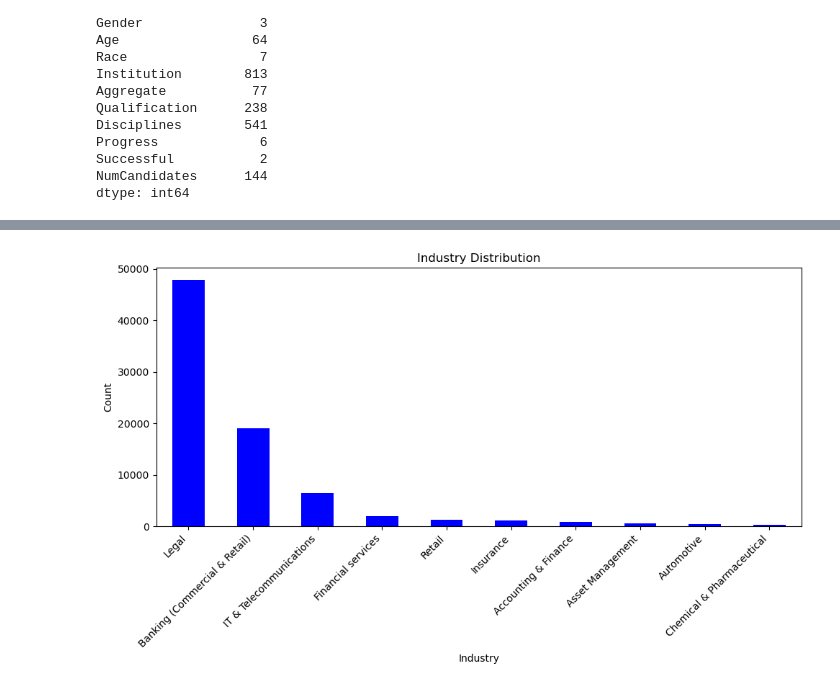
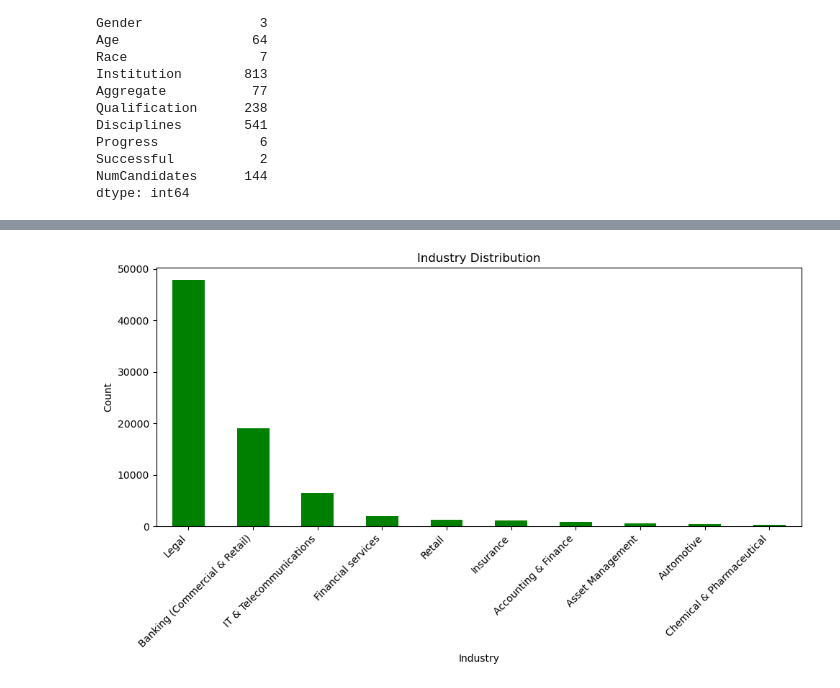
Before and after one commit to siphesihlegema/Student-Success-repo, a Jupyter notebook: notebooks/01_EDA.ipynb, the cells around one changed output, grey strips where cells are left out. Cells and saved outputs as stored; diff of their text form; code cells hidden in the pictures.

```diff
--- a/notebooks/01_EDA.ipynb
+++ b/notebooks/01_EDA.ipynb
@@ -133,13 +195,13 @@ dtype: int64
 # %%
 # diferent industries and their counts
-company = data["Industry"].value_counts()
+industry = data["Industry"].value_counts()
 
-company.plot.bar(color='blue', figsize=(10,6))
+industry.plot.bar(color='green', figsize=(10,6))
 plt.title("Industry Distribution")
 plt.xlabel("Industry")
 plt.ylabel("Count")
 plt.xticks(rotation=45, ha='right')
 plt.tight_layout()
 plt.show()
 # %% [output]
-[figure, old version]
+[figure, new version]
```
Also changed, not shown: parts of 37 cells of this notebook.
